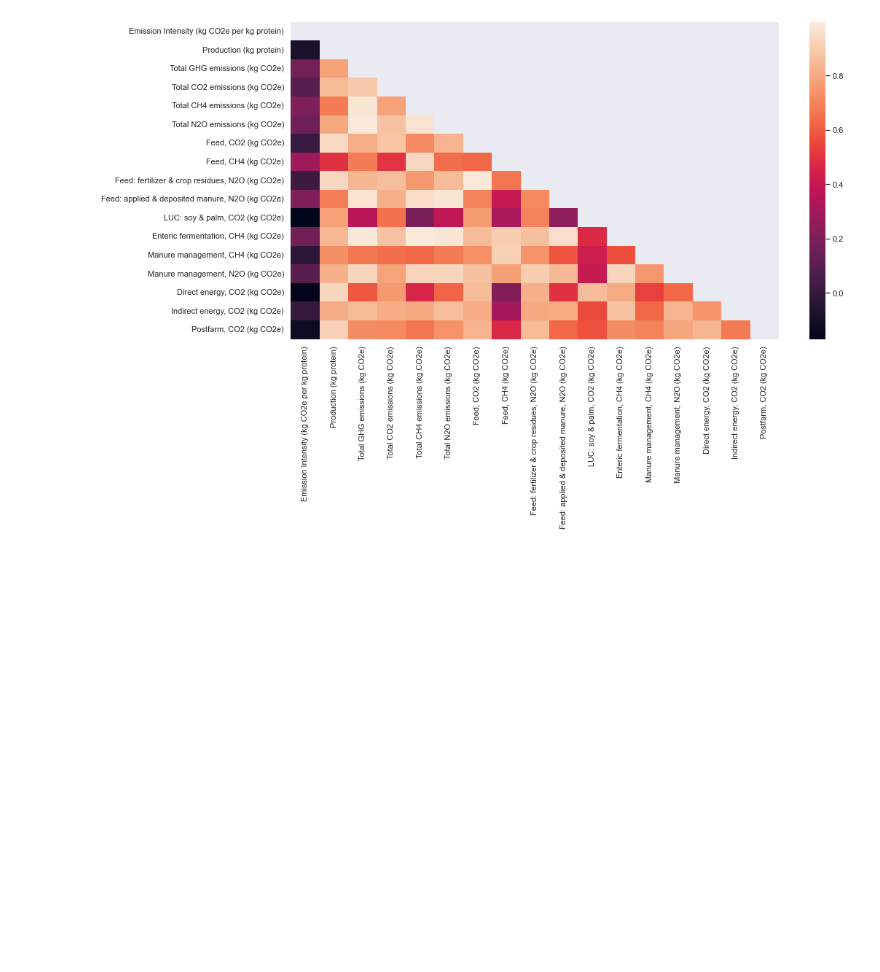
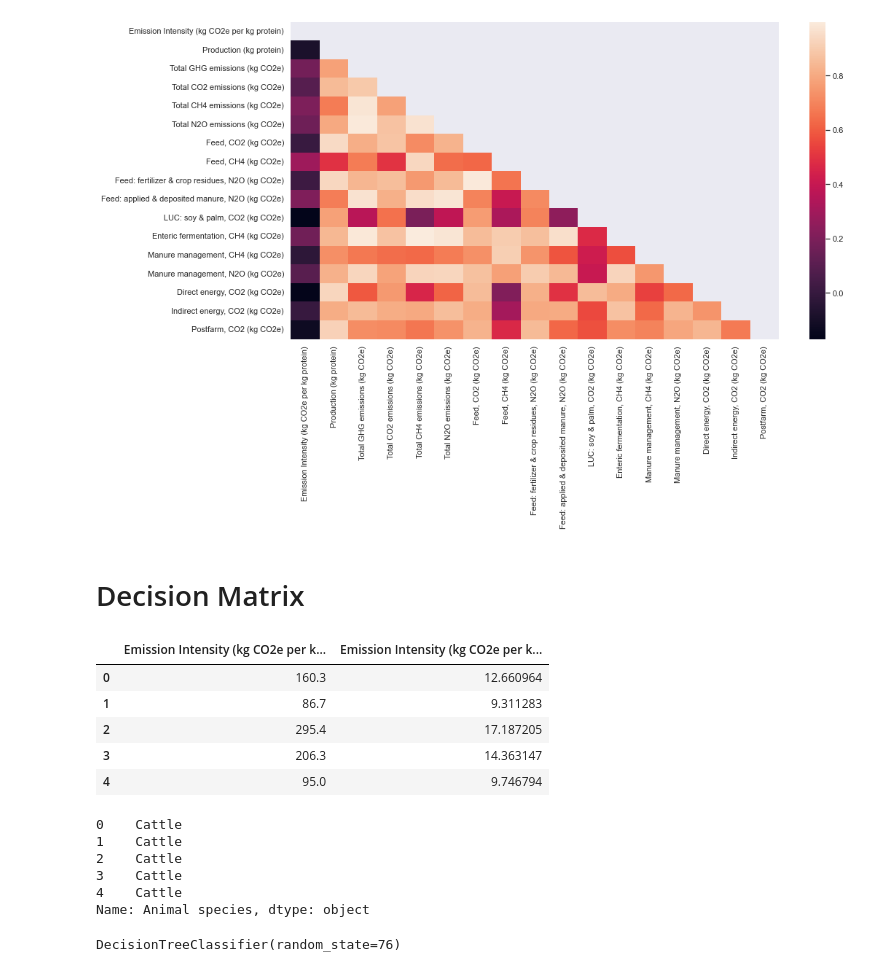
Before and after one commit to AAnthonyF/GLEAMone, a Jupyter notebook: GLEAM Mass.ipynb, the cells around one changed output. Cells and saved outputs as stored; diff of their text form; code cells hidden in the pictures; blank space fills up the shorter version.

```diff
--- a/GLEAM Mass.ipynb
+++ b/GLEAM Mass.ipynb
@@ -186,3 +186,26 @@ sns.heatmap(corr, mask = np.triu(corr))
 # %% [output]
 <AxesSubplot:>
 [figure]
+# %% [markdown]
+# Decision Matrix
+# %%
+x = GLEAM1[['Emission Intensity (kg CO2e per kg protein)', 'Emission Intensity (kg CO2e per kg protein)SQRT']]
+y = GLEAM1['Animal species']
+# %%
+x.head()
+# %% [output]
+|  | Emission Intensity (kg CO2e per k... | Emission Intensity (kg CO2e per k... |
+| 0 | 160.3 | 12.660964 |
+| 1 | 86.7 | 9.311283 |
+| 2 | 295.4 | 17.187205 |
+| 3 | 206.3 | 14.363147 |
+| 4 | 95.0 | 9.746794 |
+# %%
+y.head()
+# %% [output]
+0    Cattle
+1    Cattle
+2    Cattle
+3    Cattle
+4    Cattle
+Name: Animal species, dtype: object
@@ -188,0 +225,5 @@ sns.heatmap(corr, mask = np.triu(corr))
+# %%
+decisionTree = DecisionTreeClassifier(random_state=76)
+decisionTree.fit(x_train, y_train)
+# %% [output]
+DecisionTreeClassifier(random_state=76)
```
Also changed, not shown: parts of 9 cells of this notebook.
